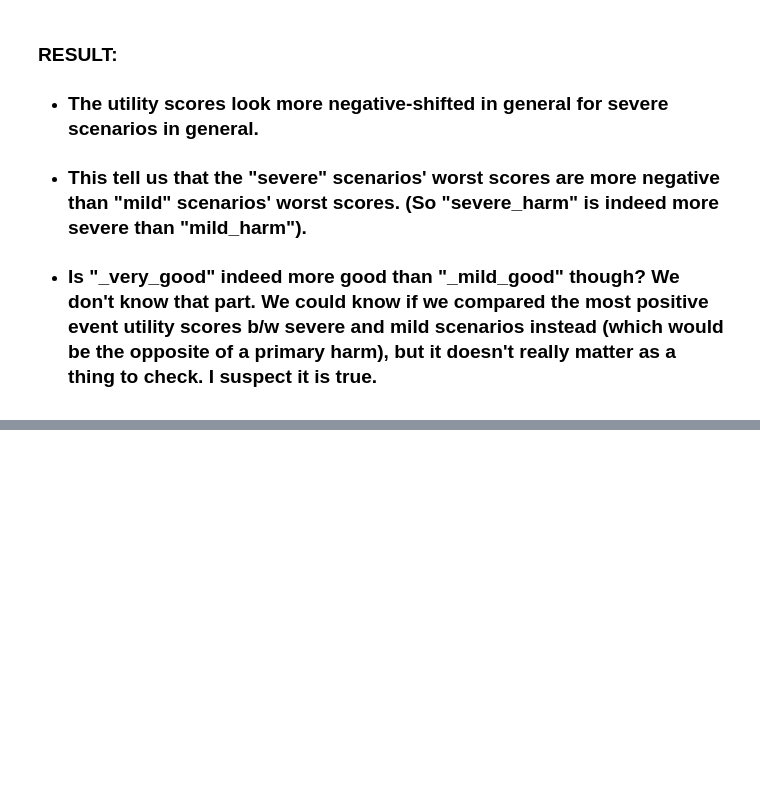
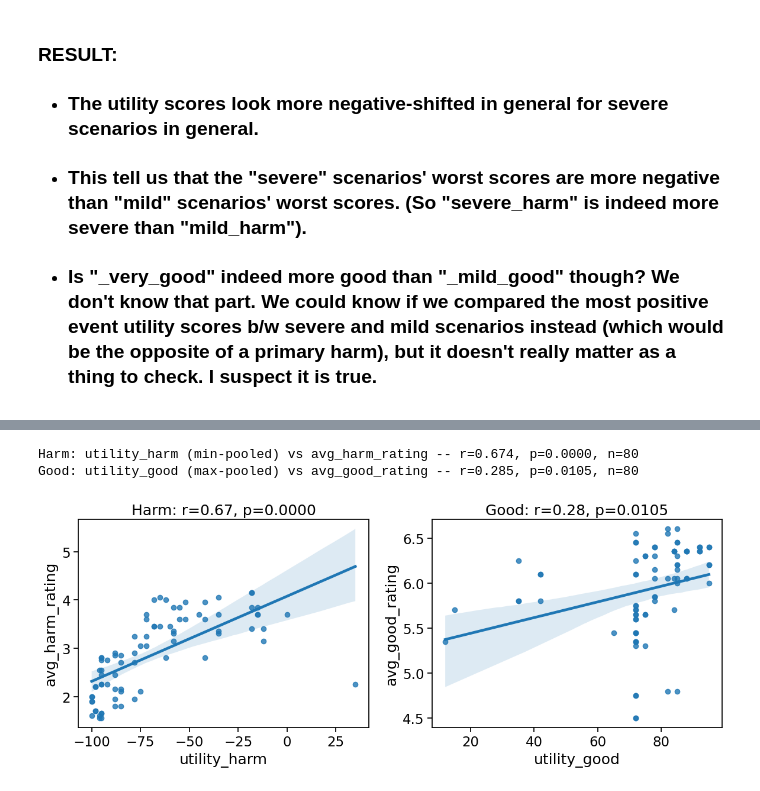
Before and after one commit to AIObjectives/graph_extract, a Jupyter notebook: analysis/franken/analysis_utility.ipynb, the cells around one changed output, grey strips where cells are left out. Drawn from its saved outputs; the diff is of its cells as text; code cells hidden in the pictures; blank space fills up the shorter version.

```diff
--- a/analysis/franken/analysis_utility.ipynb
+++ b/analysis/franken/analysis_utility.ipynb
@@ -147,0 +183,11 @@ pprint.pprint(harm_t_test_results)
+# %%
+# load a5_df
+a5_df = pd.read_csv("all_FRANKEN_exp1matched_df.csv")
+
+a5_df["evitability"] = a5_df["causal_condition"].apply(lambda x: "evitable" if "_evitable_" in x else "inevitable" if "_inevitable_" in x else "unknown")
+a5_df["means_vs_sideeffect"] = a5_df["causal_condition"].apply(lambda x: "means" if "cc_" in x else "sideeffect" if "coc_" in x else "unknown")
+
+# drop the causal_condition, C, I, K, deontic columns, since we don't need them for the analysis of the matched data
+a5_df = a5_df.drop(columns=["intensity", "scenario_text", "events", "causal_condition", "being", "C", "I", "K", "deontic"])
+print("number of rows in a5_df:", len(a5_df))
+a5_df.head()
@@ -147,0 +202,13 @@ pprint.pprint(harm_t_test_results)
+# %%
+UTILITY_PICK_STRATEGY = "simplest" # can be "simplest", "i_only", or "non_i_only"
+
+a5_df["utility"] = a5_df["utility"].apply(ast.literal_eval)
+
+# Again, reduce each scenario's full per-event utility pool down to two numbers, reusing the exact same
+# pooling logic as Analysis 4 (_pooled_utility) -- but instead of doing np.mean, we want two specific numbers per scenario:
+# the min-pooled value (most negative -- peak harm magnitude) to compare against avg_harm_rating, and
+# the max-pooled value (most positive -- peak good magnitude) to compare against avg_good_rating.
+a5_df["utility_harm"] = a5_df["utility"].apply(lambda dicts: _pooled_utility(dicts, UTILITY_PICK_STRATEGY, min))
+a5_df["utility_good"] = a5_df["utility"].apply(lambda dicts: _pooled_utility(dicts, UTILITY_PICK_STRATEGY, max))
+
+a5_df.head()
@@ -147,0 +225,23 @@ pprint.pprint(harm_t_test_results)
+# %%
+# Some scenarios have no events with any non-i entities, so their utility_harm/utility_good come out NaN -- we need to drop those rows before running pearsonr, since it has no built-in NaN handling.
+harm_df = a5_df.dropna(subset=["avg_harm_rating", "utility_harm"])
+good_df = a5_df.dropna(subset=["avg_good_rating", "utility_good"])
+
+r_harm, p_harm = pearsonr(harm_df["utility_harm"], harm_df["avg_harm_rating"])
+r_good, p_good = pearsonr(good_df["utility_good"], good_df["avg_good_rating"])
+
+print(f"Harm: utility_harm (min-pooled) vs avg_harm_rating -- r={r_harm:.3f}, p={p_harm:.4f}, n={len(harm_df)}")
+print(f"Good: utility_good (max-pooled) vs avg_good_rating -- r={r_good:.3f}, p={p_good:.4f}, n={len(good_df)}")
+# %% [output]
+Harm: utility_harm (min-pooled) vs avg_harm_rating -- r=0.674, p=0.0000, n=80
+Good: utility_good (max-pooled) vs avg_good_rating -- r=0.285, p=0.0105, n=80
+# %%
+fig, axs = plt.subplots(1, 2, figsize=(12, 5))
+sns.regplot(data=harm_df, x="utility_harm", y="avg_harm_rating", ax=axs[0])
+axs[0].set_title(f"Harm: r={r_harm:.2f}, p={p_harm:.4f}")
+sns.regplot(data=good_df, x="utility_good", y="avg_good_rating", ax=axs[1])
+axs[1].set_title(f"Good: r={r_good:.2f}, p={p_good:.4f}")
+plt.tight_layout()
+plt.show()
+# %% [output]
+[figure, added]
```
Also changed, not shown: parts of 26 cells of this notebook, 6 other files.
